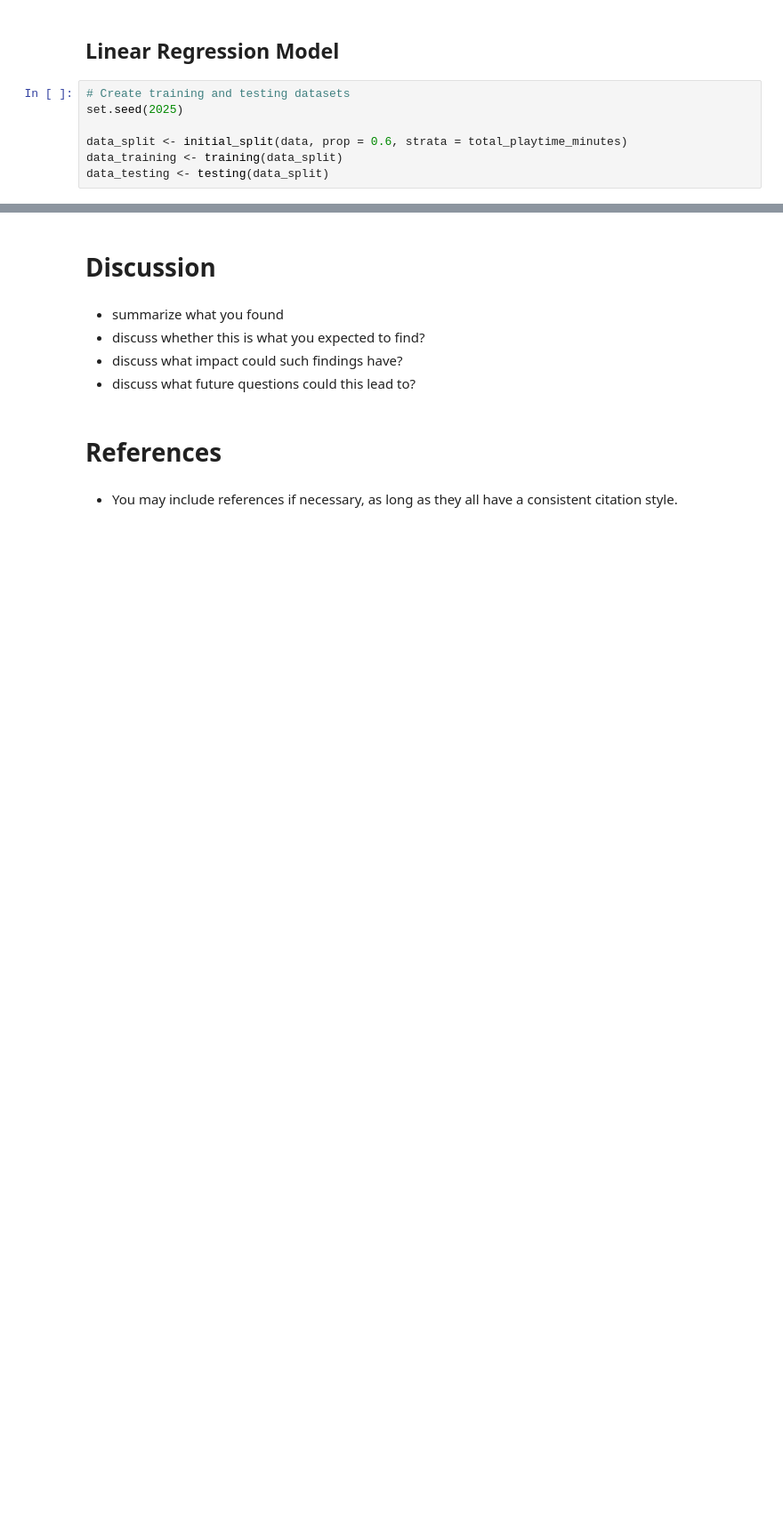
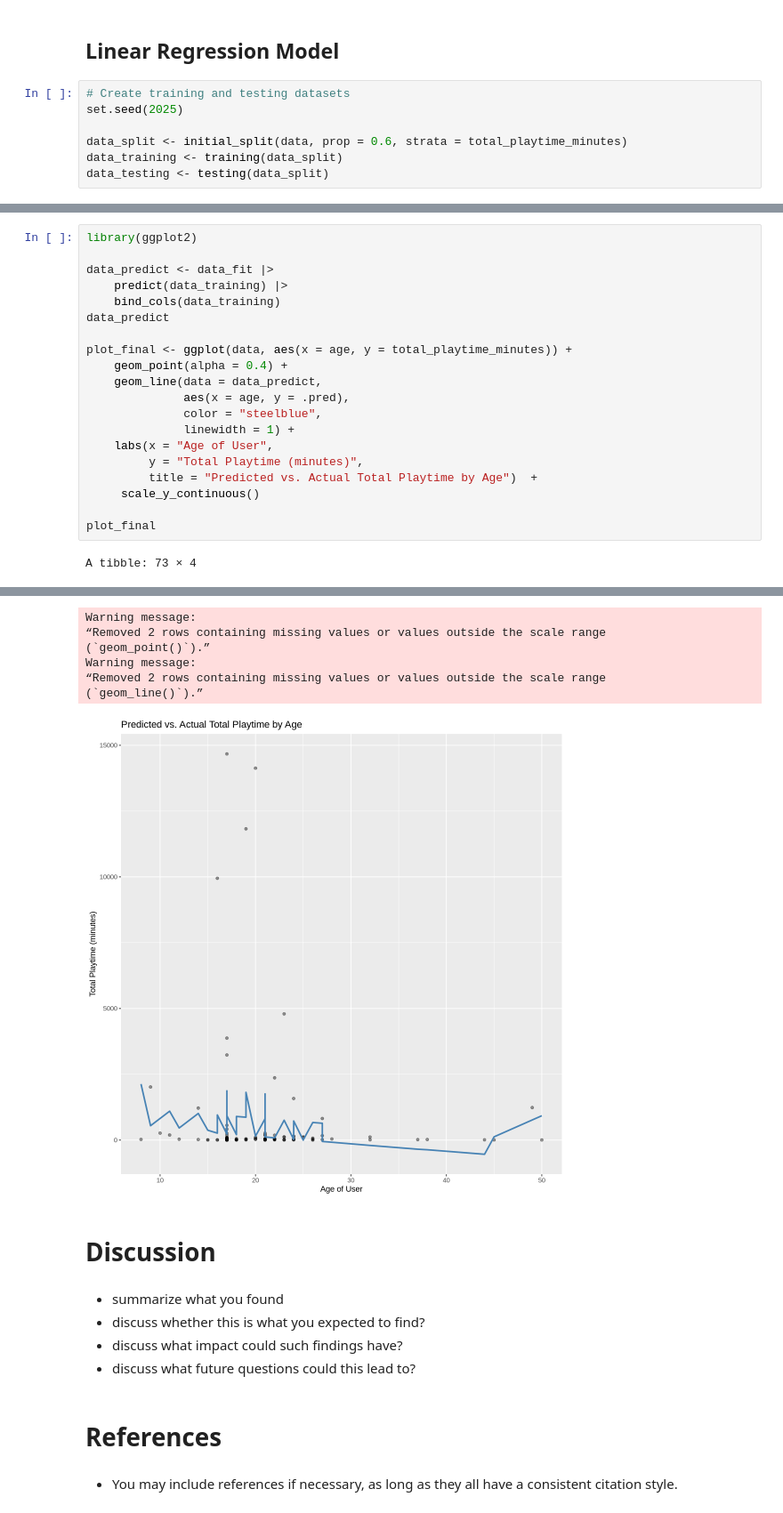
Before and after one commit to arevaura/dsci-100-2024w2-group-9, a Jupyter notebook: DSCI 100 007 - Group 9 Final Report.ipynb, the cells around one changed output, grey strips where cells are left out. Shown at 89% size. Saved outputs shown, nothing was run; the diff lists cells and outputs as text; blank space fills up the shorter version.

```diff
--- a/DSCI 100 007 - Group 9 Final Report.ipynb
+++ b/DSCI 100 007 - Group 9 Final Report.ipynb
@@ -310,0 +323,22 @@ A tibble: 3 × 3
+# %%
+library(ggplot2)
+
+data_predict <- data_fit |>
+    predict(data_training) |>
+    bind_cols(data_training)
+data_predict
+
+plot_final <- ggplot(data, aes(x = age, y = total_playtime_minutes)) +
+    geom_point(alpha = 0.4) +
+    geom_line(data = data_predict,
+              aes(x = age, y = .pred),
+              color = "steelblue",
+              linewidth = 1) +
+    labs(x = "Age of User",
+         y = "Total Playtime (minutes)",
+         title = "Predicted vs. Actual Total Playtime by Age")  +
+     scale_y_continuous()
+
+plot_final
+# %% [output]
+A tibble: 73 × 4
@@ -311,3 +354,10 @@ A tibble: 3 × 3
+Warning message:
+“Removed 2 rows containing missing values or values outside the scale range
+(`geom_point()`).”
+Warning message:
+“Removed 2 rows containing missing values or values outside the scale range
+(`geom_line()`).”
+[figure, added]
 # %% [markdown]
 # Discussion
 # %% [markdown]
```
Also changed, not shown: parts of 8 cells of this notebook.
